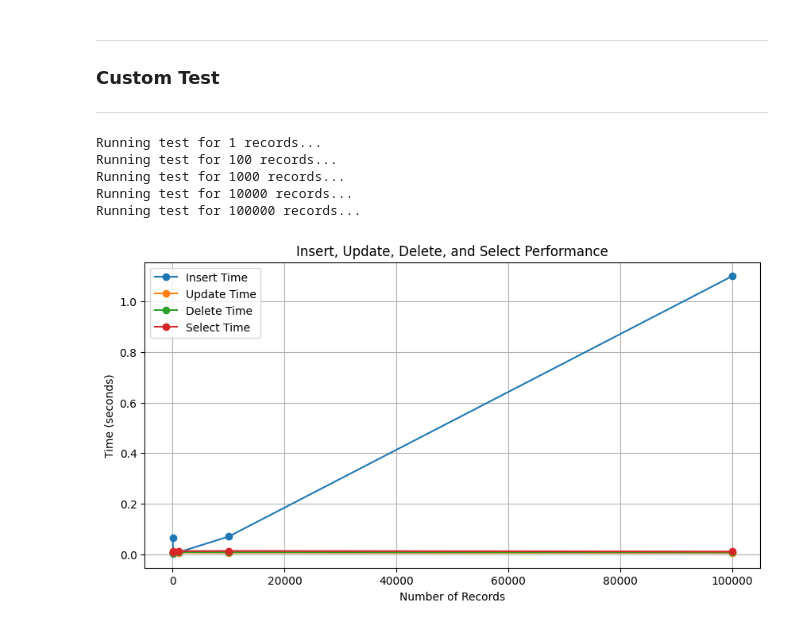
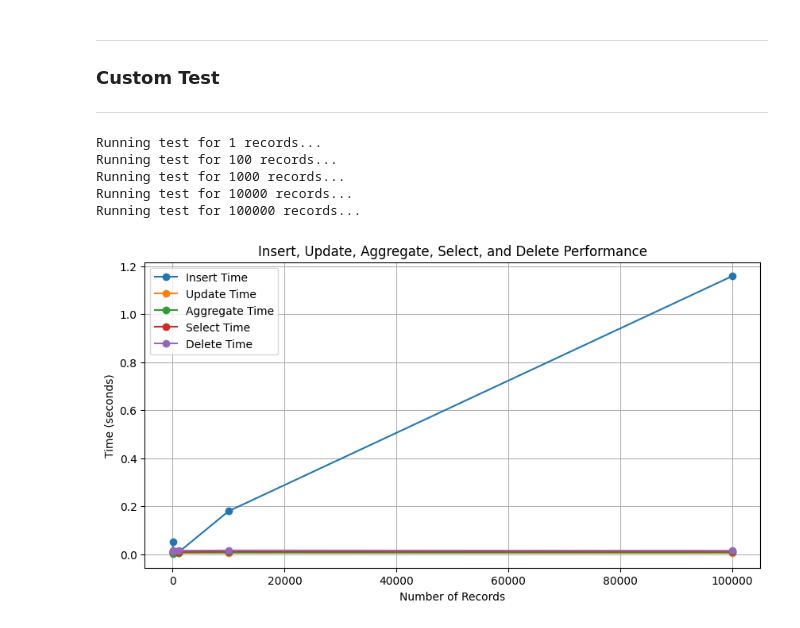
Before and after one commit to GavinLang9/ecs165_project, a Jupyter notebook: demo.ipynb, the cells around one changed output. Saved outputs shown, nothing was run; the diff lists cells and outputs as text; code cells hidden in the pictures.

```diff
--- a/demo.ipynb
+++ b/demo.ipynb
@@ -440,6 +440,7 @@ insert_times = []
 update_times = []
 delete_times = []
 select_times = []
+sum_times = []
 
 seed(3562901)
 
@@ -500,29 +501,28 @@ for num_records in record_sizes:
     update_end = time.time()
     update_times.append(update_end - update_start)
 
-    # Concurrent Delete Test
-    delete_start = time.time()
-    delete_workers = [TransactionWorker() for _ in range(num_threads)]
+    # Concurrent Sum Test
+    sum_start = time.time()
+    sum_workers = [TransactionWorker() for _ in range(num_threads)]
 
     for i in range(num_transactions):
         transaction = Transaction()
-        for j in range(10):  # Each transaction deletes 10 records
-            key = 92106429 + randint(0, num_records - 1)
-            transaction.add_query(query.delete, grades_table, key)
+        for j in range(10):  # Each transaction computes sum over 10 records
+            transaction.add_query(query.sum, grades_table, 1)  # Assuming column 1 for sum calculation
         transactions.append(transaction)
 
-    # Distribute deletes across workers
+    # Distribute sum queries across workers
     for i, transaction in enumerate(transactions):
-        delete_workers[i % num_threads].add_transaction(transaction)
+        sum_workers[i % num_threads].add_transaction(transaction)
 
-    for worker in delete_workers:
+    for worker in sum_workers:
         worker.run()
 
-    for worker in delete_workers:
+    for worker in sum_workers:
         worker.join()
 
-    delete_end = time.time()
-    delete_times.append(delete_end - delete_start)
+    sum_end = time.time()
+    sum_times.append(sum_end - sum_start)
 
     # Concurrent Select Test
     select_start = time.time()
@@ -537,33 +537,58 @@ for num_records in record_sizes:
 
     # Distribute selects across workers
     for i, transaction in enumerate(transactions):
         select_workers[i % num_threads].add_transaction(transaction)
 
     for worker in select_workers:
         worker.run()
 
     for worker in select_workers:
         worker.join()
 
     select_end = time.time()
     select_times.append(select_end - select_start)
 
+    # Concurrent Delete Test
+    delete_start = time.time()
+    delete_workers = [TransactionWorker() for _ in range(num_threads)]
+
+    for i in range(num_transactions):
+        transaction = Transaction()
+        for j in range(10):  # Each transaction deletes 10 records
+            key = 92106429 + randint(0, num_records - 1)
+            transaction.add_query(query.delete, grades_table, key)
+        transactions.append(transaction)
+
+    # Distribute deletes across workers
+    for i, transaction in enumerate(transactions):
+        delete_workers[i % num_threads].add_transaction(transaction)
+
+    for worker in delete_workers:
+        worker.run()
+
+    for worker in delete_workers:
+        worker.join()
+
+    delete_end = time.time()
+    delete_times.append(delete_end - delete_start)
+
 # Plot results
 plt.figure(figsize=(10, 5))
 plt.plot(record_sizes, insert_times, label="Insert Time", marker="o")
 plt.plot(record_sizes, update_times, label="Update Time", marker="o")
+plt.plot(record_sizes, sum_times, label="Aggregate Time", marker="o")
+plt.plot(record_sizes, select_times, label="Select Time", marker="o")
 plt.plot(record_sizes, delete_times, label="Delete Time", marker="o")
-plt.plot(record_sizes, select_times, label="Select Time", marker="o")
 plt.xlabel("Number of Records")
 plt.ylabel("Time (seconds)")
-plt.title("Insert, Update, Delete, and Select Performance")
+plt.title("Insert, Update, Aggregate, Select, and Delete Performance")
 plt.legend()
 plt.grid(True)
 plt.show()
 # %% [output]
 Running test for 1 records...
 Running test for 100 records...
 Running test for 1000 records...
 Running test for 10000 records...
 Running test for 100000 records...
-[figure, old version]
+[figure, new version]
```
